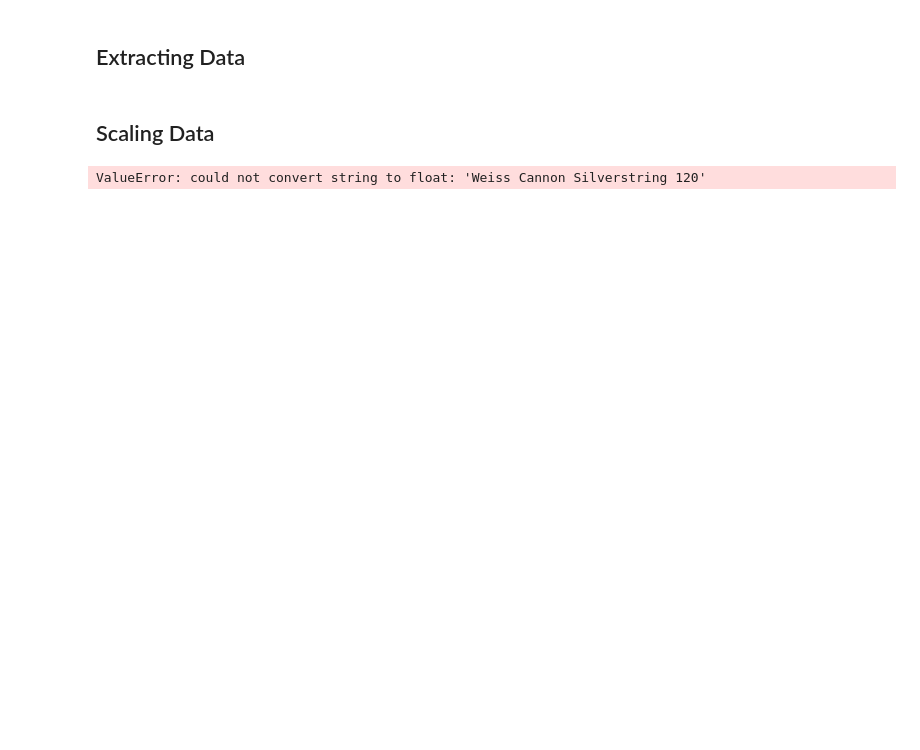
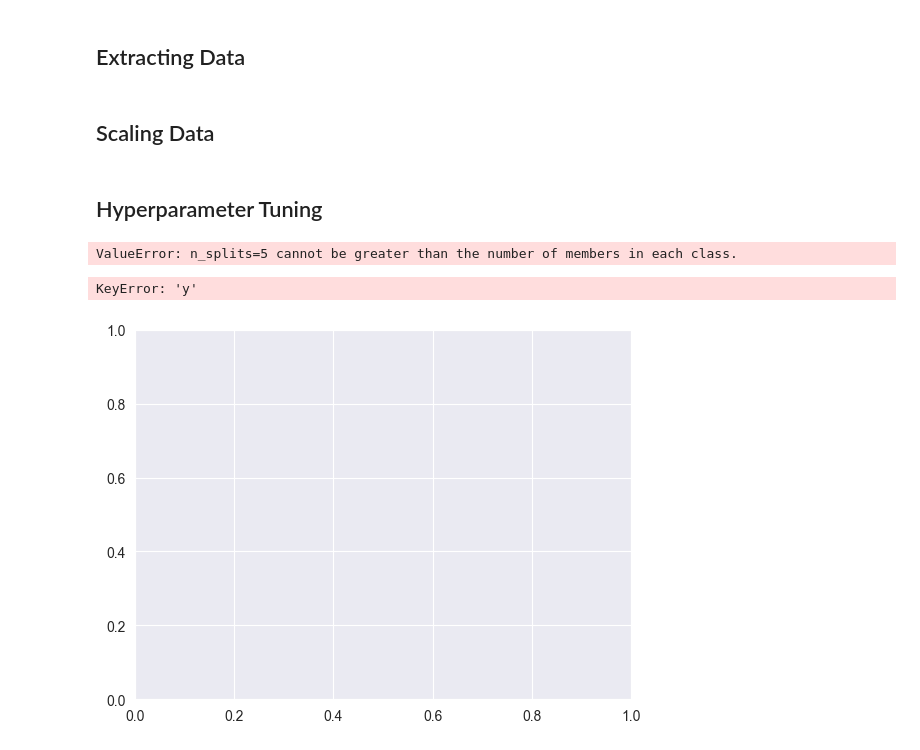
Before and after one commit to stefanperkovic/Racquet-Recommender, a Jupyter notebook: strings.ipynb, the cells around one changed output. Saved outputs shown, nothing was run; the diff lists cells and outputs as text; code cells hidden in the pictures; blank space fills up the shorter version.

```diff
--- a/strings.ipynb
+++ b/strings.ipynb
@@ -118,0 +121,19 @@ plt.show()
+# %%
+df_copy = df.copy()
+
+
+
+
+material_list = ["Polyester", "Nylon", "Gut", "Zyex"]
+
+
+df[df['String'].str.contains('|'.join(material_list), case=False, na=False)]
+
+# Regular expression pattern to extract brand names
+pattern = '|'.join(material_list)
+
+# Extract brand names using str.extract() method
+df['String'] = df['String'].str.extract(f'({pattern})', expand=False)
+
+# Drop rows with NaN values after extraction
+df = df.dropna()
@@ -120,7 +148,7 @@ plt.show()
 ## Extracting Data
 # %%
 # Extract Data
-features = ['String', 'Maneuverability', 'Control',
+features = ['Maneuverability', 'Control',
        'Power', 'Stiffness', 'Spin']
 X = df[features]
 y = df["String"]
@@ -137,5 +165,31 @@ scaler = scaler.fit(X_train)
 # Transform the X values and save them back into dataframes
 X_train = pd.DataFrame(scaler.transform(X_train), columns=features)
 X_test = pd.DataFrame(scaler.transform(X_test), columns=features)
-# %% [output]
-ValueError: could not convert string to float: 'Weiss Cannon Silverstring 120'
+# %% [markdown]
+## Hyperparameter Tuning
+# %%
+# Define a range of k values to test
+k_values = list(range(1, 20, 2)) #Odd values from 1 to 20
+
+# Initialize an empty list four our scores
+cv_scores = []
+
+# Preform 5-fold cross validation for each k value
+for k in k_values:
+    model = KNeighborsClassifier(n_neighbors=k)
+    scores = cross_val_score(model, X_train, y_train, cv=5, scoring="accuracy")
+    print(k, scores)
+    cv_scores.append(scores.mean())
+# %% [output]
+ValueError: n_splits=5 cannot be greater than the number of members in each class.
+# %%
+# Plot our Cross Validation Results
+sns.lineplot(x=k_values, y=cv_scores, marker='o')
+plt.title('Accuracy vs. K')
+plt.xlabel('Number of Neighbors (K)')
+plt.ylabel('Accuracy')
+plt.xticks(k_values)
+plt.grid(True)
+# %% [output]
+KeyError: 'y'
+[figure, added]
```
Also changed, not shown: parts of 2 cells of this notebook.
